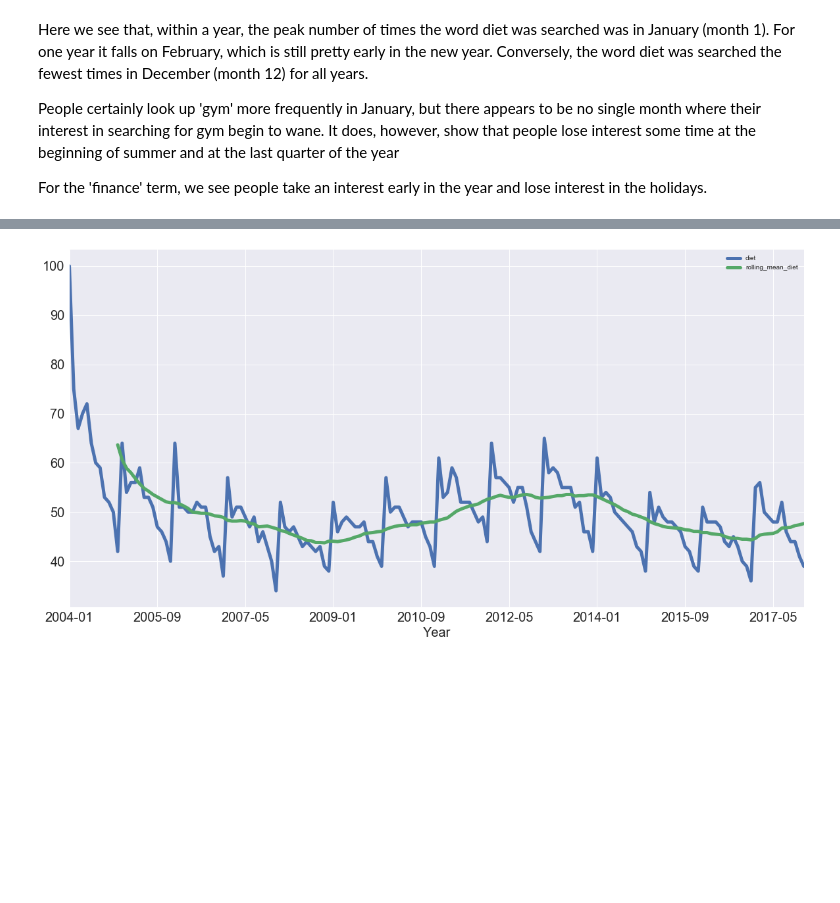
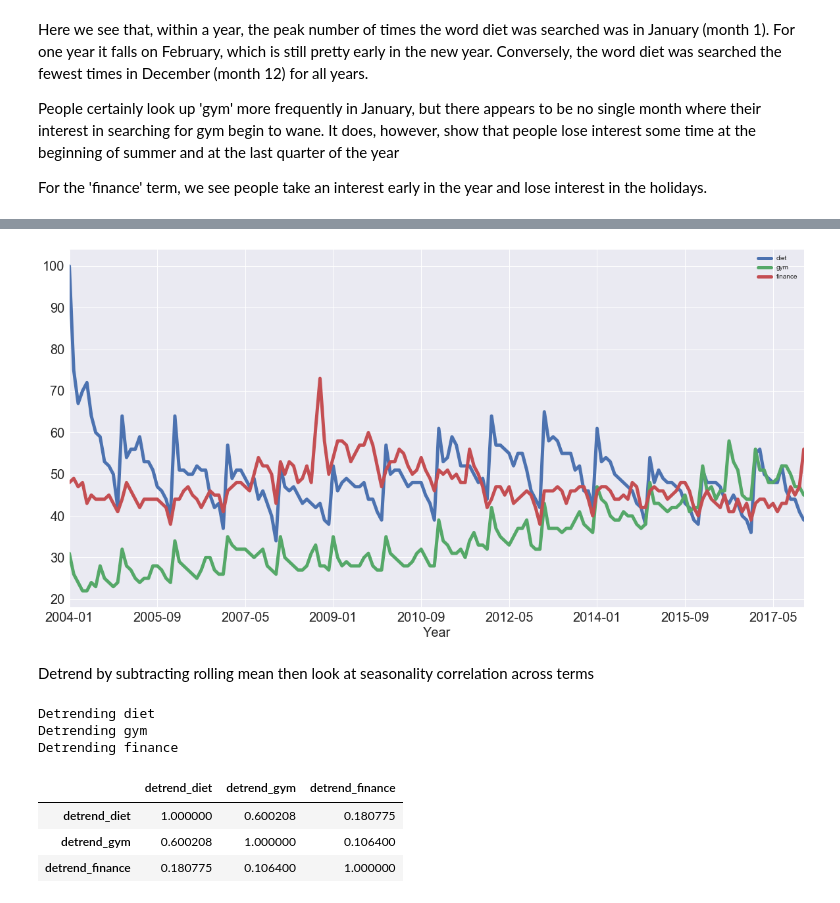
Before and after one commit to palpen/time_series_using_python, a Jupyter notebook: time_series_analysis.ipynb, the cells around one changed output, grey strips where cells are left out. Cells and saved outputs as stored; diff of their text form; code cells hidden in the pictures; blank space fills up the shorter version.

Commit message:
add seasonality correlation

```diff
--- a/time_series_analysis.ipynb
+++ b/time_series_analysis.ipynb
@@ -160,0 +149,8 @@ For the 'finance' term, we see people take an interest early in the year and los
+# %%
+def rolling_mean(col):
+    rolling_mean_col = 'rolling_mean_{}'.format(col)
+    df[rolling_mean_col] = df[col].rolling(12).mean()
+
+cols = ['diet', 'gym', 'finance']
+for col in cols:
+    rolling_mean(col)
@@ -161,7 +192,21 @@ For the 'finance' term, we see people take an interest early in the year and los
 # %%
-diet = df.diet
-df['rolling_mean_diet'] = diet.rolling(12).mean()
-df[['diet', 'rolling_mean_diet']].plot(figsize=(20,10), linewidth=5, fontsize=20)
+df[['diet', 'gym', 'finance']].plot(figsize=(20,10), linewidth=5, fontsize=20);
 plt.xlabel('Year', fontsize=20);
 # %% [output]
-[figure, old version]
+[figure, new version]
+# %% [markdown]
+Detrend by subtracting rolling mean then look at seasonality correlation across terms
+# %%
+for c in cols:
+    print("Detrending", c)
+    df['detrend_{}'.format(c)] = df[c] - df['rolling_mean_{}'.format(c)]
+
+df[['detrend_{}'.format(c) for c in cols]].corr()
+# %% [output]
+Detrending diet
+Detrending gym
+Detrending finance
+|  | detrend_diet | detrend_gym | detrend_finance |
+| detrend_diet | 1.000000 | 0.600208 | 0.180775 |
+| detrend_gym | 0.600208 | 1.000000 | 0.106400 |
+| detrend_finance | 0.180775 | 0.106400 | 1.000000 |
```
Also changed, not shown: parts of 10 cells of this notebook.
